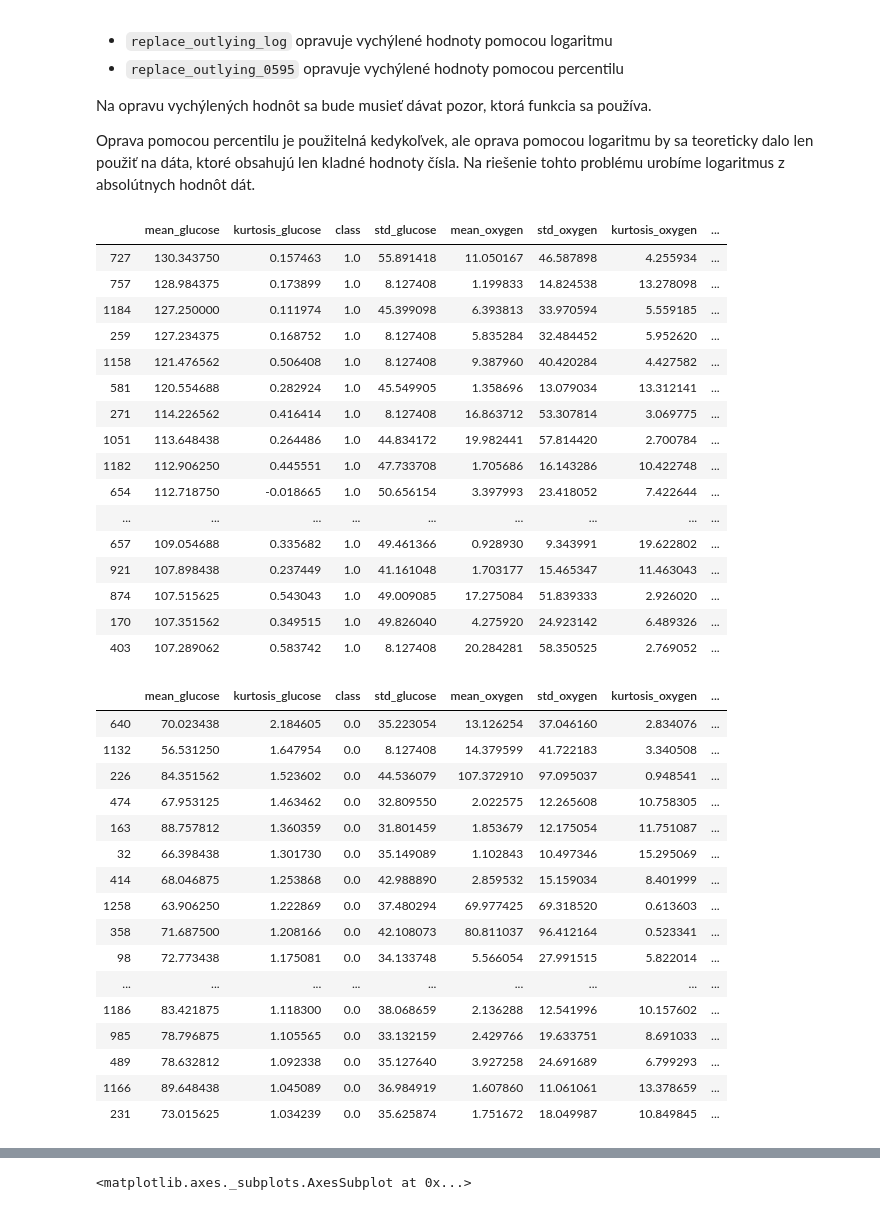
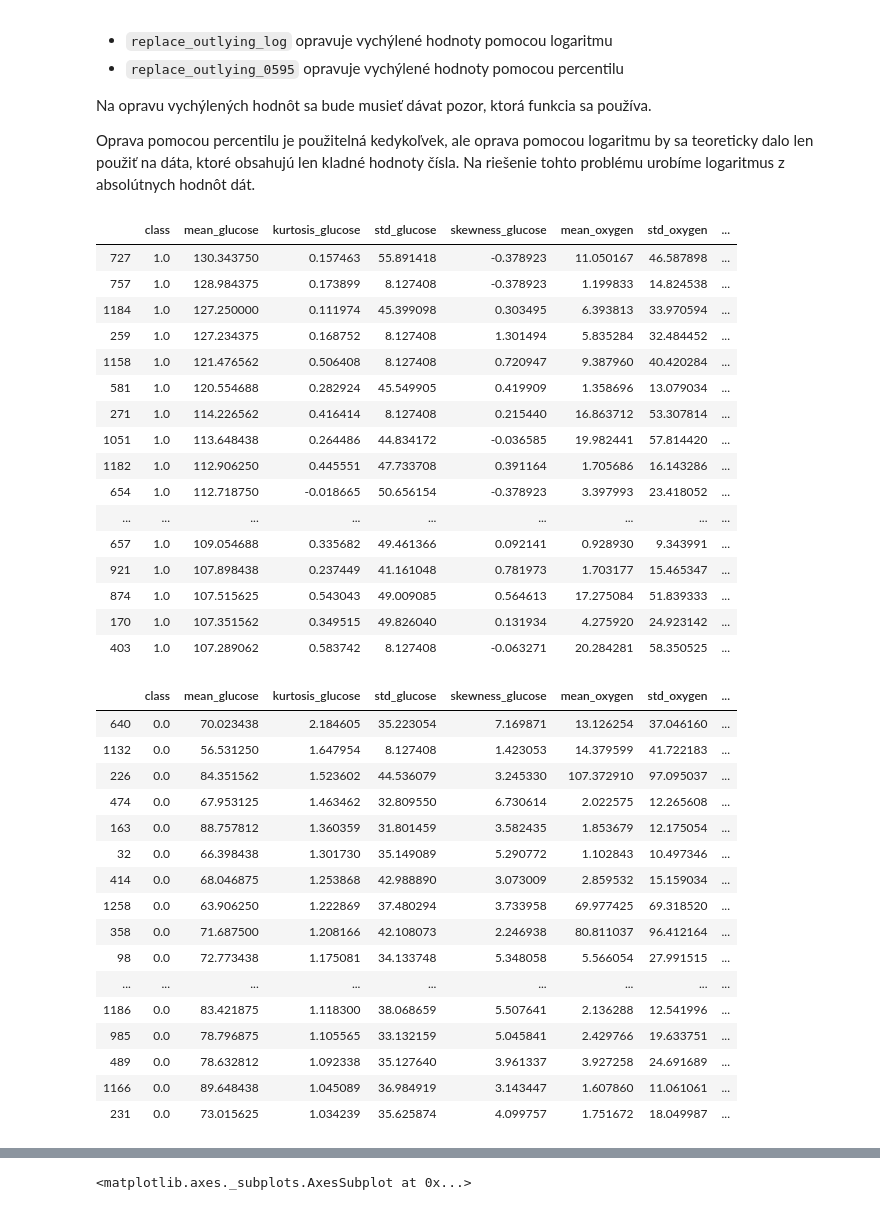
Before and after one commit to gyurix/IAU, a Jupyter notebook: iau_3_juraj_barath_vladimir_svitok.ipynb, the cells around one changed output, grey strips where cells are left out. Cells and saved outputs as stored; diff of their text form; code cells hidden in the pictures.

```diff
--- a/iau_3_juraj_barath_vladimir_svitok.ipynb
+++ b/iau_3_juraj_barath_vladimir_svitok.ipynb
@@ -714,47 +714,49 @@ Na opravu vychýlených hodnôt sa bude musieť dávat pozor, ktorá funkcia sa
 
 Oprava pomocou percentilu je použitelná kedykoľvek, ale oprava pomocou logaritmu by sa teoreticky dalo len použiť na dáta, ktoré obsahujú len kladné hodnoty čísla. Na riešenie tohto problému urobíme logaritmus z absolútnych hodnôt dát.
 # %%
-cols = [15,17,20,21,27,28,29,30]
-temp = rdata[rdata.columns[cols]]
+cols = ['class', 'mean_glucose', 'kurtosis_glucose', 'std_glucose', 'skewness_glucose',
+        'mean_oxygen', 'std_oxygen', 'kurtosis_oxygen', 'skewness_oxygen']
+temp = rdata[cols]
 temp[temp['class'] == 1].nlargest(20, 'mean_glucose')
 # %% [output]
-|  | mean_glucose | kurtosis_glucose | class | std_glucose | mean_oxygen | std_oxygen | kurtosis_oxygen | ... |
-| 727 | 130.343750 | 0.157463 | 1.0 | 55.891418 | 11.050167 | 46.587898 | 4.255934 | ... |
-| 757 | 128.984375 | 0.173899 | 1.0 | 8.127408 | 1.199833 | 14.824538 | 13.278098 | ... |
-| 1184 | 127.250000 | 0.111974 | 1.0 | 45.399098 | 6.393813 | 33.970594 | 5.559185 | ... |
-| 259 | 127.234375 | 0.168752 | 1.0 | 8.127408 | 5.835284 | 32.484452 | 5.952620 | ... |
-| 1158 | 121.476562 | 0.506408 | 1.0 | 8.127408 | 9.387960 | 40.420284 | 4.427582 | ... |
-| 581 | 120.554688 | 0.282924 | 1.0 | 45.549905 | 1.358696 | 13.079034 | 13.312141 | ... |
-| 271 | 114.226562 | 0.416414 | 1.0 | 8.127408 | 16.863712 | 53.307814 | 3.069775 | ... |
-| 1051 | 113.648438 | 0.264486 | 1.0 | 44.834172 | 19.982441 | 57.814420 | 2.700784 | ... |
-| 1182 | 112.906250 | 0.445551 | 1.0 | 47.733708 | 1.705686 | 16.143286 | 10.422748 | ... |
-| 654 | 112.718750 | -0.018665 | 1.0 | 50.656154 | 3.397993 | 23.418052 | 7.422644 | ... |
+|  | class | mean_glucose | kurtosis_glucose | std_glucose | skewness_glucose | mean_oxygen | std_oxygen | ... |
+| 727 | 1.0 | 130.343750 | 0.157463 | 55.891418 | -0.378923 | 11.050167 | 46.587898 | ... |
+| 757 | 1.0 | 128.984375 | 0.173899 | 8.127408 | -0.378923 | 1.199833 | 14.824538 | ... |
+| 1184 | 1.0 | 127.250000 | 0.111974 | 45.399098 | 0.303495 | 6.393813 | 33.970594 | ... |
+| 259 | 1.0 | 127.234375 | 0.168752 | 8.127408 | 1.301494 | 5.835284 | 32.484452 | ... |
+| 1158 | 1.0 | 121.476562 | 0.506408 | 8.127408 | 0.720947 | 9.387960 | 40.420284 | ... |
+| 581 | 1.0 | 120.554688 | 0.282924 | 45.549905 | 0.419909 | 1.358696 | 13.079034 | ... |
+| 271 | 1.0 | 114.226562 | 0.416414 | 8.127408 | 0.215440 | 16.863712 | 53.307814 | ... |
+| 1051 | 1.0 | 113.648438 | 0.264486 | 44.834172 | -0.036585 | 19.982441 | 57.814420 | ... |
+| 1182 | 1.0 | 112.906250 | 0.445551 | 47.733708 | 0.391164 | 1.705686 | 16.143286 | ... |
+| 654 | 1.0 | 112.718750 | -0.018665 | 50.656154 | -0.378923 | 3.397993 | 23.418052 | ... |
 | ... | ... | ... | ... | ... | ... | ... | ... | ... |
-| 657 | 109.054688 | 0.335682 | 1.0 | 49.461366 | 0.928930 | 9.343991 | 19.622802 | ... |
-| 921 | 107.898438 | 0.237449 | 1.0 | 41.161048 | 1.703177 | 15.465347 | 11.463043 | ... |
-| 874 | 107.515625 | 0.543043 | 1.0 | 49.009085 | 17.275084 | 51.839333 | 2.926020 | ... |
-| 170 | 107.351562 | 0.349515 | 1.0 | 49.826040 | 4.275920 | 24.923142 | 6.489326 | ... |
-| 403 | 107.289062 | 0.583742 | 1.0 | 8.127408 | 20.284281 | 58.350525 | 2.769052 | ... |
+| 657 | 1.0 | 109.054688 | 0.335682 | 49.461366 | 0.092141 | 0.928930 | 9.343991 | ... |
+| 921 | 1.0 | 107.898438 | 0.237449 | 41.161048 | 0.781973 | 1.703177 | 15.465347 | ... |
+| 874 | 1.0 | 107.515625 | 0.543043 | 49.009085 | 0.564613 | 17.275084 | 51.839333 | ... |
+| 170 | 1.0 | 107.351562 | 0.349515 | 49.826040 | 0.131934 | 4.275920 | 24.923142 | ... |
+| 403 | 1.0 | 107.289062 | 0.583742 | 8.127408 | -0.063271 | 20.284281 | 58.350525 | ... |
 # %%
-cols = [15,17,20,21,27,28,29,30]
-temp = rdata[rdata.columns[cols]]
+cols = ['class', 'mean_glucose', 'kurtosis_glucose', 'std_glucose', 'skewness_glucose',
+        'mean_oxygen', 'std_oxygen', 'kurtosis_oxygen', 'skewness_oxygen']
+temp = rdata[cols]
 temp[temp['class'] == 0].nlargest(20, 'kurtosis_glucose')
 # %% [output]
-|  | mean_glucose | kurtosis_glucose | class | std_glucose | mean_oxygen | std_oxygen | kurtosis_oxygen | ... |
-| 640 | 70.023438 | 2.184605 | 0.0 | 35.223054 | 13.126254 | 37.046160 | 2.834076 | ... |
-| 1132 | 56.531250 | 1.647954 | 0.0 | 8.127408 | 14.379599 | 41.722183 | 3.340508 | ... |
-| 226 | 84.351562 | 1.523602 | 0.0 | 44.536079 | 107.372910 | 97.095037 | 0.948541 | ... |
-| 474 | 67.953125 | 1.463462 | 0.0 | 32.809550 | 2.022575 | 12.265608 | 10.758305 | ... |
-| 163 | 88.757812 | 1.360359 | 0.0 | 31.801459 | 1.853679 | 12.175054 | 11.751087 | ... |
-| 32 | 66.398438 | 1.301730 | 0.0 | 35.149089 | 1.102843 | 10.497346 | 15.295069 | ... |
-| 414 | 68.046875 | 1.253868 | 0.0 | 42.988890 | 2.859532 | 15.159034 | 8.401999 | ... |
-| 1258 | 63.906250 | 1.222869 | 0.0 | 37.480294 | 69.977425 | 69.318520 | 0.613603 | ... |
-| 358 | 71.687500 | 1.208166 | 0.0 | 42.108073 | 80.811037 | 96.412164 | 0.523341 | ... |
-| 98 | 72.773438 | 1.175081 | 0.0 | 34.133748 | 5.566054 | 27.991515 | 5.822014 | ... |
+|  | class | mean_glucose | kurtosis_glucose | std_glucose | skewness_glucose | mean_oxygen | std_oxygen | ... |
+| 640 | 0.0 | 70.023438 | 2.184605 | 35.223054 | 7.169871 | 13.126254 | 37.046160 | ... |
+| 1132 | 0.0 | 56.531250 | 1.647954 | 8.127408 | 1.423053 | 14.379599 | 41.722183 | ... |
+| 226 | 0.0 | 84.351562 | 1.523602 | 44.536079 | 3.245330 | 107.372910 | 97.095037 | ... |
+| 474 | 0.0 | 67.953125 | 1.463462 | 32.809550 | 6.730614 | 2.022575 | 12.265608 | ... |
+| 163 | 0.0 | 88.757812 | 1.360359 | 31.801459 | 3.582435 | 1.853679 | 12.175054 | ... |
+| 32 | 0.0 | 66.398438 | 1.301730 | 35.149089 | 5.290772 | 1.102843 | 10.497346 | ... |
+| 414 | 0.0 | 68.046875 | 1.253868 | 42.988890 | 3.073009 | 2.859532 | 15.159034 | ... |
+| 1258 | 0.0 | 63.906250 | 1.222869 | 37.480294 | 3.733958 | 69.977425 | 69.318520 | ... |
+| 358 | 0.0 | 71.687500 | 1.208166 | 42.108073 | 2.246938 | 80.811037 | 96.412164 | ... |
+| 98 | 0.0 | 72.773438 | 1.175081 | 34.133748 | 5.348058 | 5.566054 | 27.991515 | ... |
 | ... | ... | ... | ... | ... | ... | ... | ... | ... |
-| 1186 | 83.421875 | 1.118300 | 0.0 | 38.068659 | 2.136288 | 12.541996 | 10.157602 | ... |
-| 985 | 78.796875 | 1.105565 | 0.0 | 33.132159 | 2.429766 | 19.633751 | 8.691033 | ... |
-| 489 | 78.632812 | 1.092338 | 0.0 | 35.127640 | 3.927258 | 24.691689 | 6.799293 | ... |
-| 1166 | 89.648438 | 1.045089 | 0.0 | 36.984919 | 1.607860 | 11.061061 | 13.378659 | ... |
-| 231 | 73.015625 | 1.034239 | 0.0 | 35.625874 | 1.751672 | 18.049987 | 10.849845 | ... |
+| 1186 | 0.0 | 83.421875 | 1.118300 | 38.068659 | 5.507641 | 2.136288 | 12.541996 | ... |
+| 985 | 0.0 | 78.796875 | 1.105565 | 33.132159 | 5.045841 | 2.429766 | 19.633751 | ... |
+| 489 | 0.0 | 78.632812 | 1.092338 | 35.127640 | 3.961337 | 3.927258 | 24.691689 | ... |
+| 1166 | 0.0 | 89.648438 | 1.045089 | 36.984919 | 3.143447 | 1.607860 | 11.061061 | ... |
+| 231 | 0.0 | 73.015625 | 1.034239 | 35.625874 | 4.099757 | 1.751672 | 18.049987 | ... |
 # %%
```
Also changed, not shown: parts of 6 cells of this notebook.
